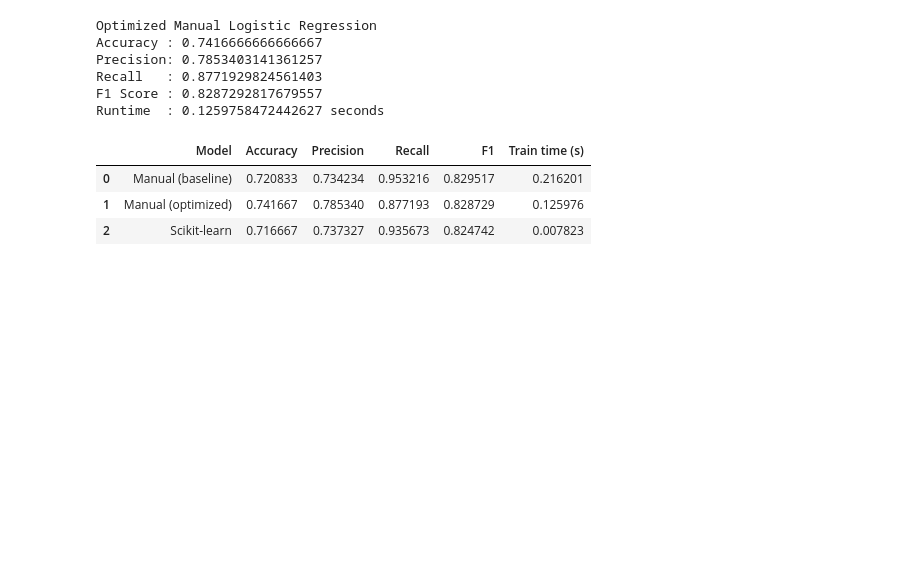
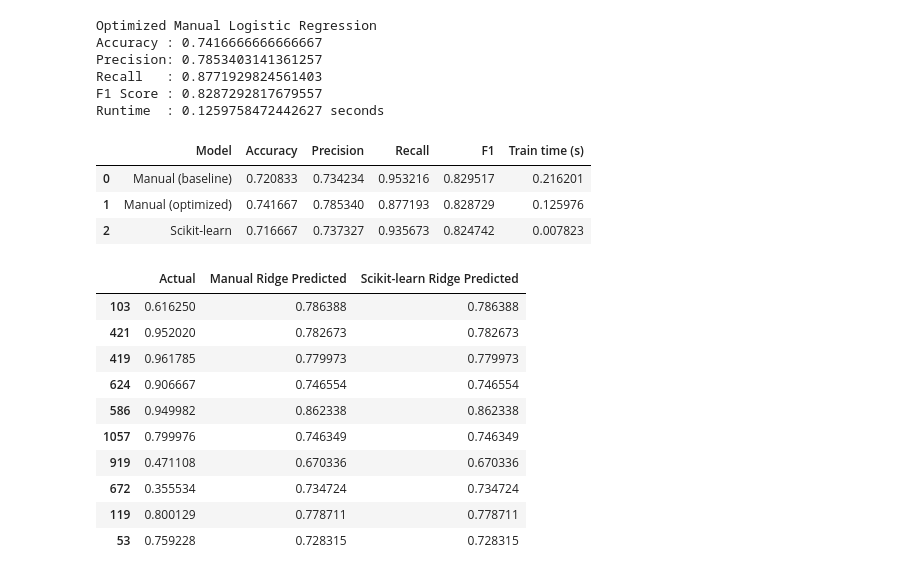
Before and after one commit to KevalPatodiya/202618056_KevalPatodiya_DS605, a Jupyter notebook: 202618056_lab05/202618056_Lab05.ipynb, the cells around one changed output. Saved outputs shown, nothing was run; the diff lists cells and outputs as text; code cells hidden in the pictures; blank space fills up the shorter version.

```diff
--- a/202618056_lab05/202618056_Lab05.ipynb
+++ b/202618056_lab05/202618056_Lab05.ipynb
@@ -1165,3 +1165,23 @@ comparison_clf
 | 0 | Manual (baseline) | 0.720833 | 0.734234 | 0.953216 | 0.829517 | 0.216201 |
 | 1 | Manual (optimized) | 0.741667 | 0.785340 | 0.877193 | 0.828729 | 0.125976 |
 | 2 | Scikit-learn | 0.716667 | 0.737327 | 0.935673 | 0.824742 | 0.007823 |
+# %%
+# NEW CELL — actual vs predicted test values (regression)
+regression_test_preview = pd.DataFrame({
+    "Actual": y_test_reduced[:10],
+    "Manual Ridge Predicted": y_pred_ridge[:10],
+    "Scikit-learn Ridge Predicted": y_pred_ridge_sk[:10],
+})
+regression_test_preview
+# %% [output]
+|  | Actual | Manual Ridge Predicted | Scikit-learn Ridge Predicted |
+| 103 | 0.616250 | 0.786388 | 0.786388 |
+| 421 | 0.952020 | 0.782673 | 0.782673 |
+| 419 | 0.961785 | 0.779973 | 0.779973 |
+| 624 | 0.906667 | 0.746554 | 0.746554 |
+| 586 | 0.949982 | 0.862338 | 0.862338 |
+| 1057 | 0.799976 | 0.746349 | 0.746349 |
+| 919 | 0.471108 | 0.670336 | 0.670336 |
+| 672 | 0.355534 | 0.734724 | 0.734724 |
+| 119 | 0.800129 | 0.778711 | 0.778711 |
+| 53 | 0.759228 | 0.728315 | 0.728315 |
```
Also changed, not shown: parts of 1 cell of this notebook.
